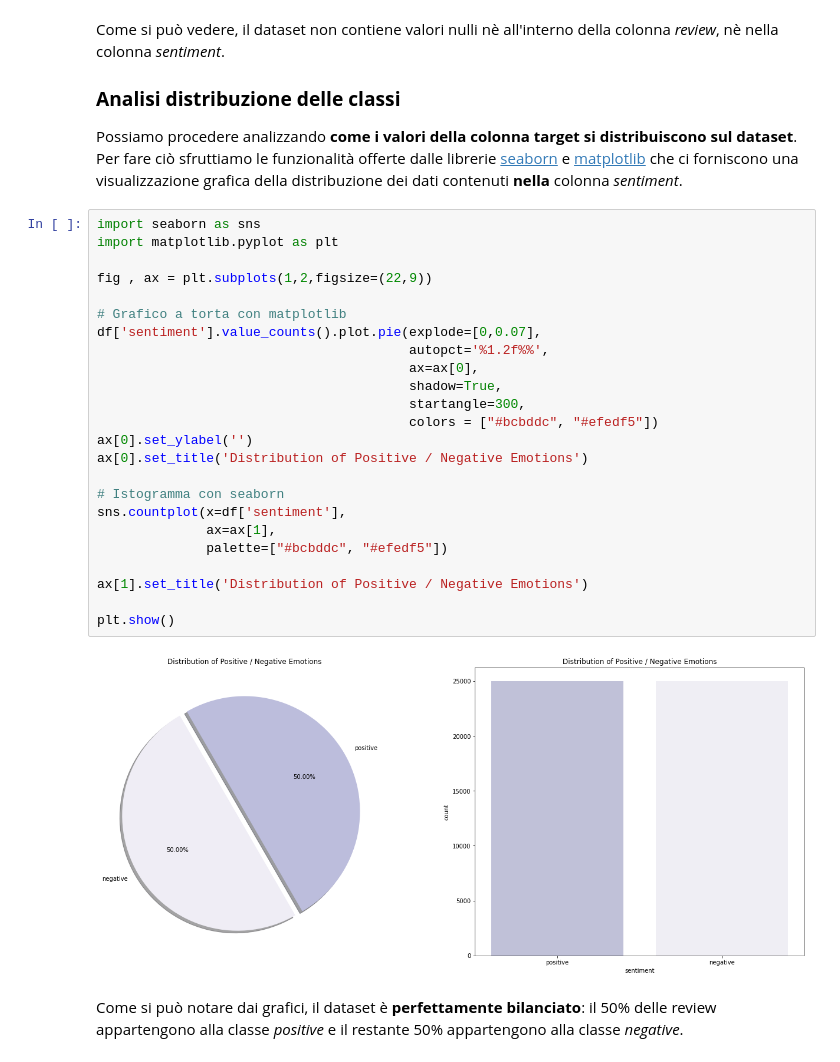
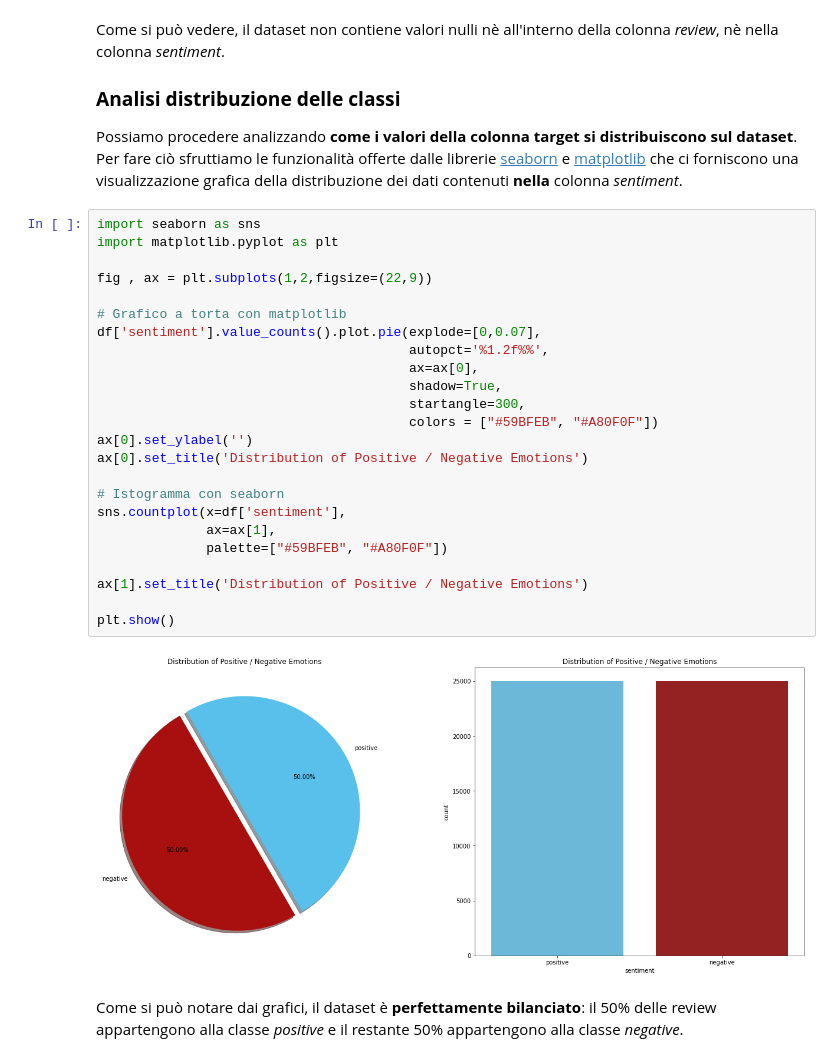
Before and after one commit to FrancescaMoi/SentymentAnalysis, a Jupyter notebook: sentyment_analysis_IMDb_review.ipynb, the cells around one changed output. Saved outputs shown, nothing was run; the diff lists cells and outputs as text.

```diff
--- a/sentyment_analysis_IMDb_review.ipynb
+++ b/sentyment_analysis_IMDb_review.ipynb
@@ -60,29 +60,29 @@ Possiamo procedere analizzando **come i valori della colonna target si distribui
 # %%
 import seaborn as sns
 import matplotlib.pyplot as plt
 
 fig , ax = plt.subplots(1,2,figsize=(22,9))
 
 # Grafico a torta con matplotlib
 df['sentiment'].value_counts().plot.pie(explode=[0,0.07],
                                         autopct='%1.2f%%',
                                         ax=ax[0],
                                         shadow=True,
                                         startangle=300,
-                                        colors = ["#bcbddc", "#efedf5"])
+                                        colors = ["#59BFEB", "#A80F0F"])
 ax[0].set_ylabel('')
 ax[0].set_title('Distribution of Positive / Negative Emotions')
 
 # Istogramma con seaborn
 sns.countplot(x=df['sentiment'],
               ax=ax[1],
-              palette=["#bcbddc", "#efedf5"])
+              palette=["#59BFEB", "#A80F0F"])
 
 ax[1].set_title('Distribution of Positive / Negative Emotions')
 
 plt.show()
 # %% [output]
-[figure, old version]
+[figure, new version]
 # %% [markdown]
 Come si può notare dai grafici, il dataset è **perfettamente bilanciato**: il 50% delle review appartengono alla classe *positive* e il restante 50% appartengono alla classe *negative*.
 # %% [markdown]
```
Also changed, not shown: parts of 33 cells of this notebook.
